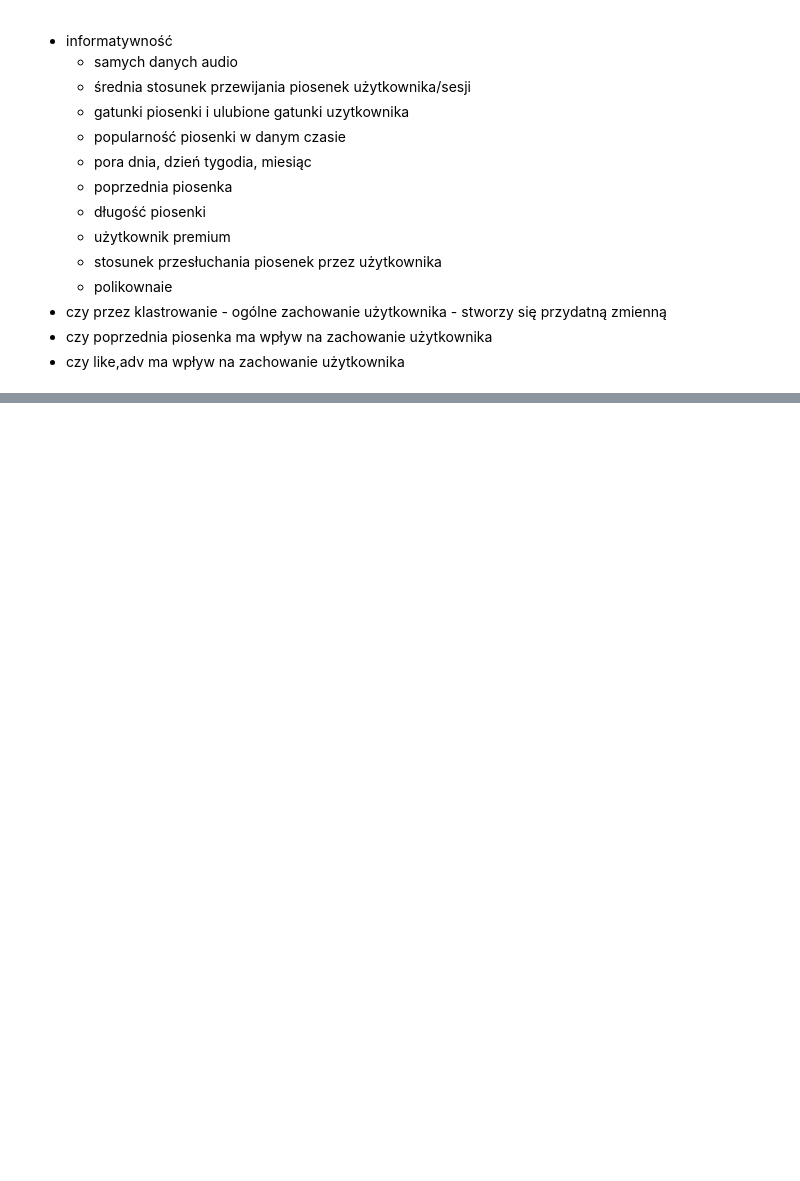
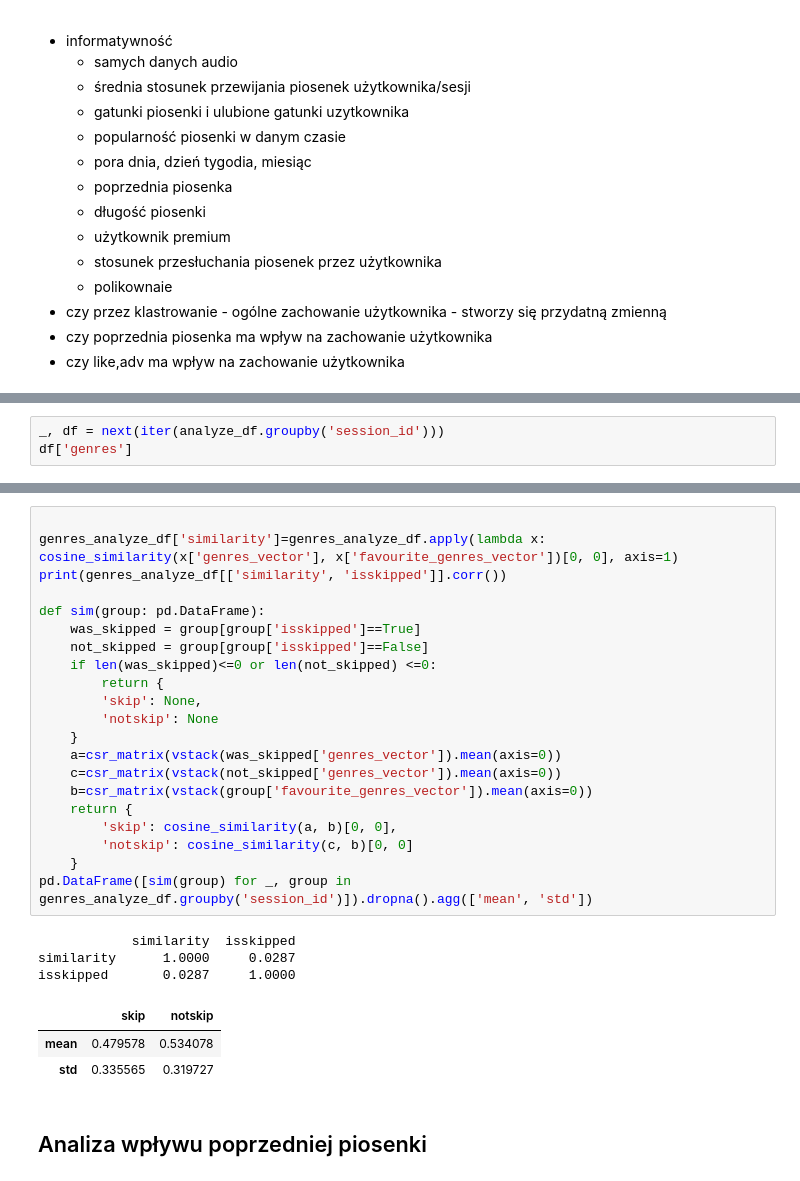
Before and after one commit to dawidkasz/song-skip-predictor, a Jupyter notebook: dokumentacja.ipynb, the cells around one changed output, grey strips where cells are left out. Saved outputs shown, nothing was run; the diff lists cells and outputs as text; blank space fills up the shorter version.

```diff
--- a/dokumentacja.ipynb
+++ b/dokumentacja.ipynb
@@ -297,0 +259,3 @@ df.plot()
+# %%
+_, df = next(iter(analyze_df.groupby('session_id')))
+df['genres']
@@ -297,0 +309,30 @@ df.plot()
+# %%
+
+genres_analyze_df['similarity']=genres_analyze_df.apply(lambda x: cosine_similarity(x['genres_vector'], x['favourite_genres_vector'])[0, 0], axis=1)
+print(genres_analyze_df[['similarity', 'isskipped']].corr())
+
+def sim(group: pd.DataFrame):
+    was_skipped = group[group['isskipped']==True]
+    not_skipped = group[group['isskipped']==False]
+    if len(was_skipped)<=0 or len(not_skipped) <=0:
+        return {
+        'skip': None,
+        'notskip': None
+    }
+    a=csr_matrix(vstack(was_skipped['genres_vector']).mean(axis=0))
+    c=csr_matrix(vstack(not_skipped['genres_vector']).mean(axis=0))
+    b=csr_matrix(vstack(group['favourite_genres_vector']).mean(axis=0))
+    return {
+        'skip': cosine_similarity(a, b)[0, 0],
+        'notskip': cosine_similarity(c, b)[0, 0]
+    }
+pd.DataFrame([sim(group) for _, group in genres_analyze_df.groupby('session_id')]).dropna().agg(['mean', 'std'])
+# %% [output]
+            similarity  isskipped
+similarity      1.0000     0.0287
+isskipped       0.0287     1.0000
+|  | skip | notskip |
+| mean | 0.479578 | 0.534078 |
+| std | 0.335565 | 0.319727 |
+# %% [markdown]
+## Analiza wpływu poprzedniej piosenki
```
Also changed, not shown: parts of 23 cells of this notebook.
